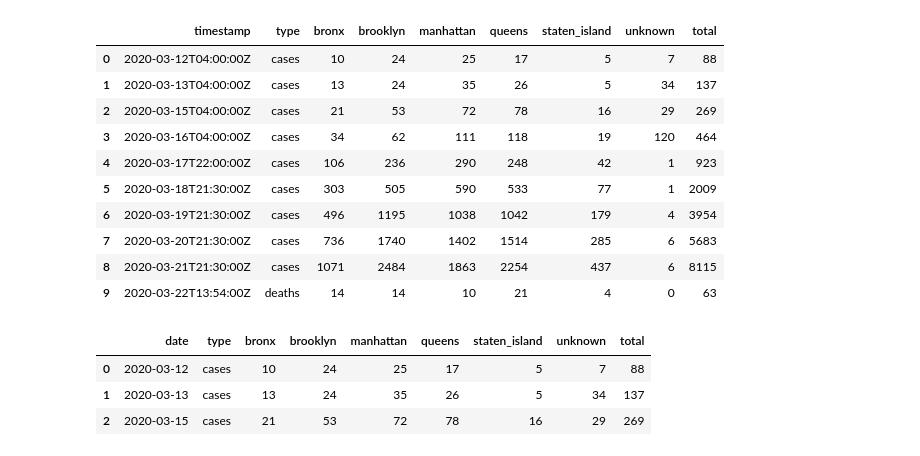
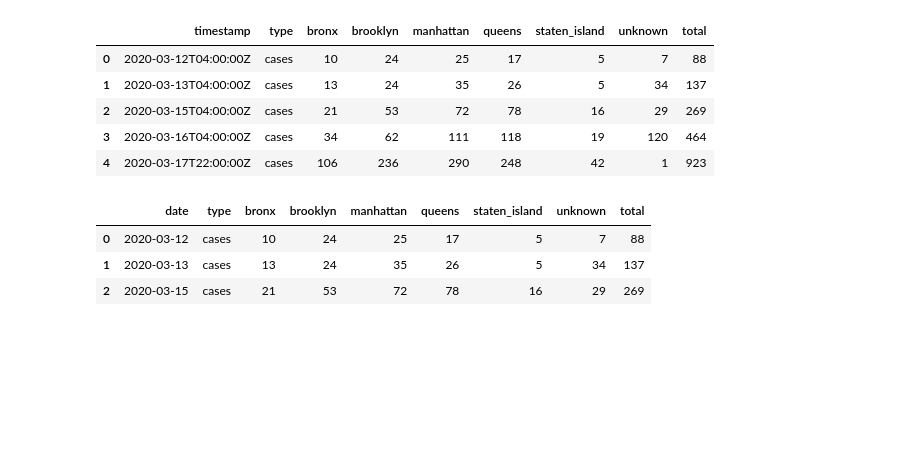
Before and after one commit to ArcZz/Nyc_Cov19_project, a Jupyter notebook: Part_1.ipynb, the cells around one changed output. Saved outputs shown, nothing was run; the diff lists cells and outputs as text; code cells hidden in the pictures; blank space fills up the shorter version.

```diff
--- a/Part_1.ipynb
+++ b/Part_1.ipynb
@@ -20,20 +20,15 @@ warnings.filterwarnings("ignore")  # ignore warnings
 # %%
 # filter the dataframe, just leave the cases, deaths and ever-hospitalized
 nycBorough = fetchData(nyc_his_boro_url)
 borough = nycBorough[(nycBorough.type == "cases") | (nycBorough.type == "deaths") | (nycBorough.type == "ever-hospitalized")]
-borough.head(10)
+borough.head(5)
 # %% [output]
 |  | timestamp | type | bronx | brooklyn | manhattan | queens | staten_island | unknown | total |
 | 0 | 2020-03-12T04:00:00Z | cases | 10 | 24 | 25 | 17 | 5 | 7 | 88 |
 | 1 | 2020-03-13T04:00:00Z | cases | 13 | 24 | 35 | 26 | 5 | 34 | 137 |
 | 2 | 2020-03-15T04:00:00Z | cases | 21 | 53 | 72 | 78 | 16 | 29 | 269 |
 | 3 | 2020-03-16T04:00:00Z | cases | 34 | 62 | 111 | 118 | 19 | 120 | 464 |
 | 4 | 2020-03-17T22:00:00Z | cases | 106 | 236 | 290 | 248 | 42 | 1 | 923 |
-| 5 | 2020-03-18T21:30:00Z | cases | 303 | 505 | 590 | 533 | 77 | 1 | 2009 |
-| 6 | 2020-03-19T21:30:00Z | cases | 496 | 1195 | 1038 | 1042 | 179 | 4 | 3954 |
-| 7 | 2020-03-20T21:30:00Z | cases | 736 | 1740 | 1402 | 1514 | 285 | 6 | 5683 |
-| 8 | 2020-03-21T21:30:00Z | cases | 1071 | 2484 | 1863 | 2254 | 437 | 6 | 8115 |
-| 9 | 2020-03-22T13:54:00Z | deaths | 14 | 14 | 10 | 21 | 4 | 0 | 63 |
 # %%
 # change the timestamp to date and rearrange the columns
 borough[["date","time"]] = borough["timestamp"].str.split("T", expand = True)
```
Also changed, not shown: parts of 4 cells of this notebook.
